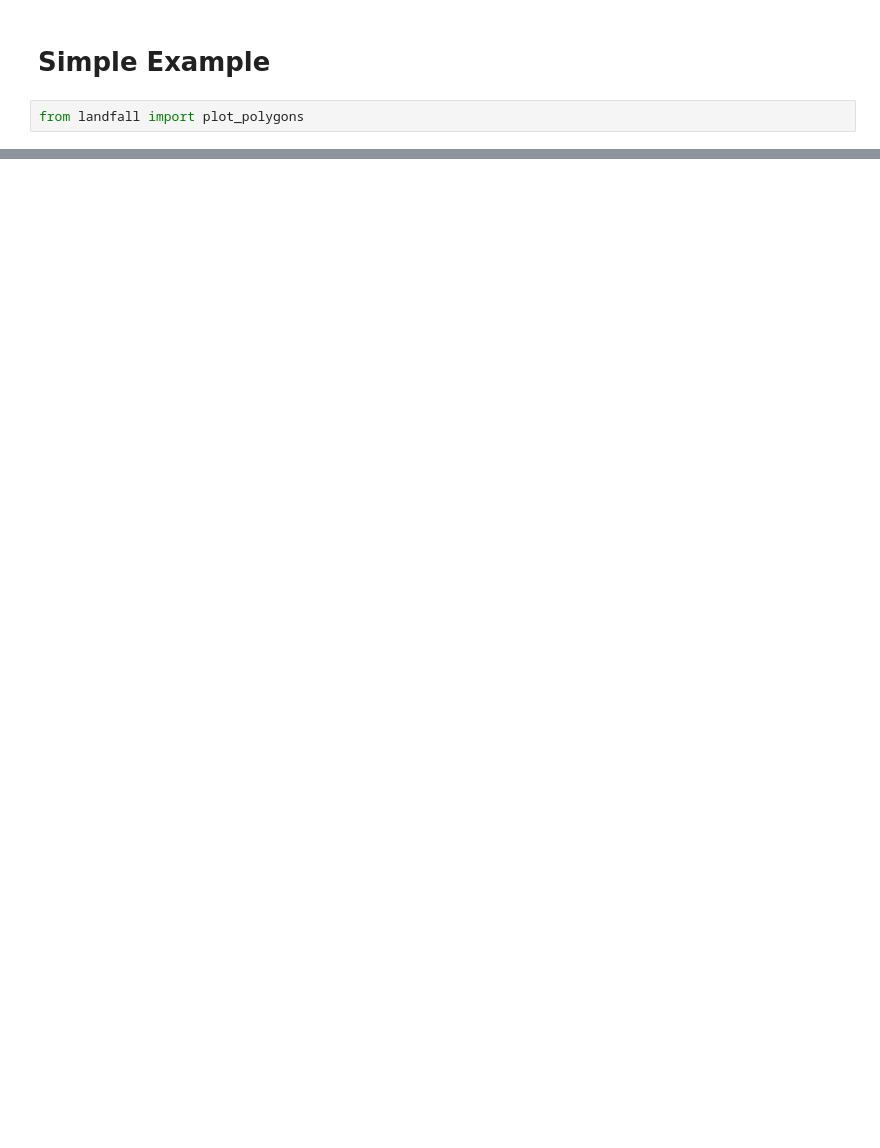
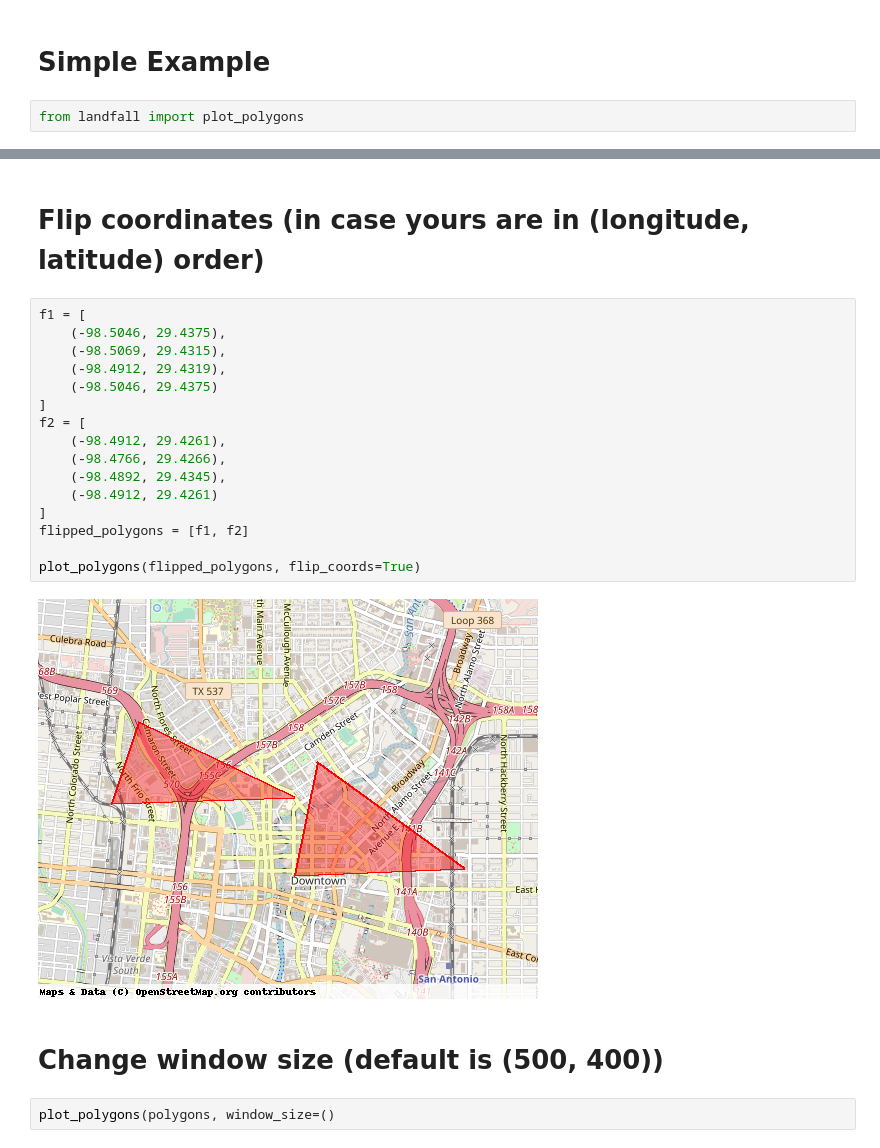
Before and after one commit to eddiethedean/landfall, a Jupyter notebook: examples/plot_polygons_function.ipynb, the cells around one changed output, grey strips where cells are left out. Cells and saved outputs as stored; diff of their text form; blank space fills up the shorter version.

```diff
--- a/examples/plot_polygons_function.ipynb
+++ b/examples/plot_polygons_function.ipynb
@@ -22,0 +38,24 @@ plot_polygons(polygons)
+# %% [markdown]
+# Flip coordinates (in case yours are in (longitude, latitude) order)
+# %%
+f1 = [
+    (-98.5046, 29.4375),
+    (-98.5069, 29.4315),
+    (-98.4912, 29.4319),
+    (-98.5046, 29.4375)
+]
+f2 = [
+    (-98.4912, 29.4261),
+    (-98.4766, 29.4266),
+    (-98.4892, 29.4345),
+    (-98.4912, 29.4261)
+]
+flipped_polygons = [f1, f2]
+
+plot_polygons(flipped_polygons, flip_coords=True)
+# %% [output]
+[figure, added]
+# %% [markdown]
+# Change window size (default is (500, 400))
+# %%
+plot_polygons(polygons, window_size=()
```
Also changed, not shown: parts of 5 cells of this notebook, 1 other file.
